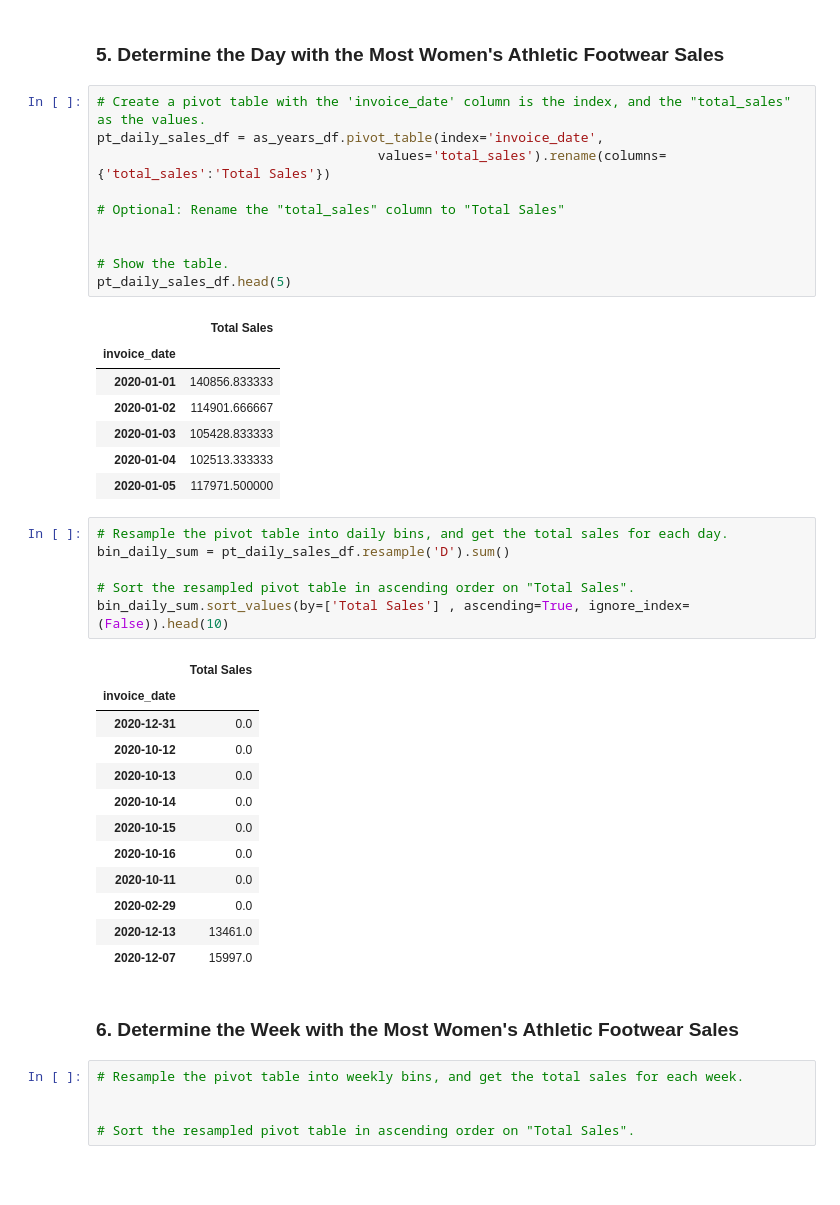
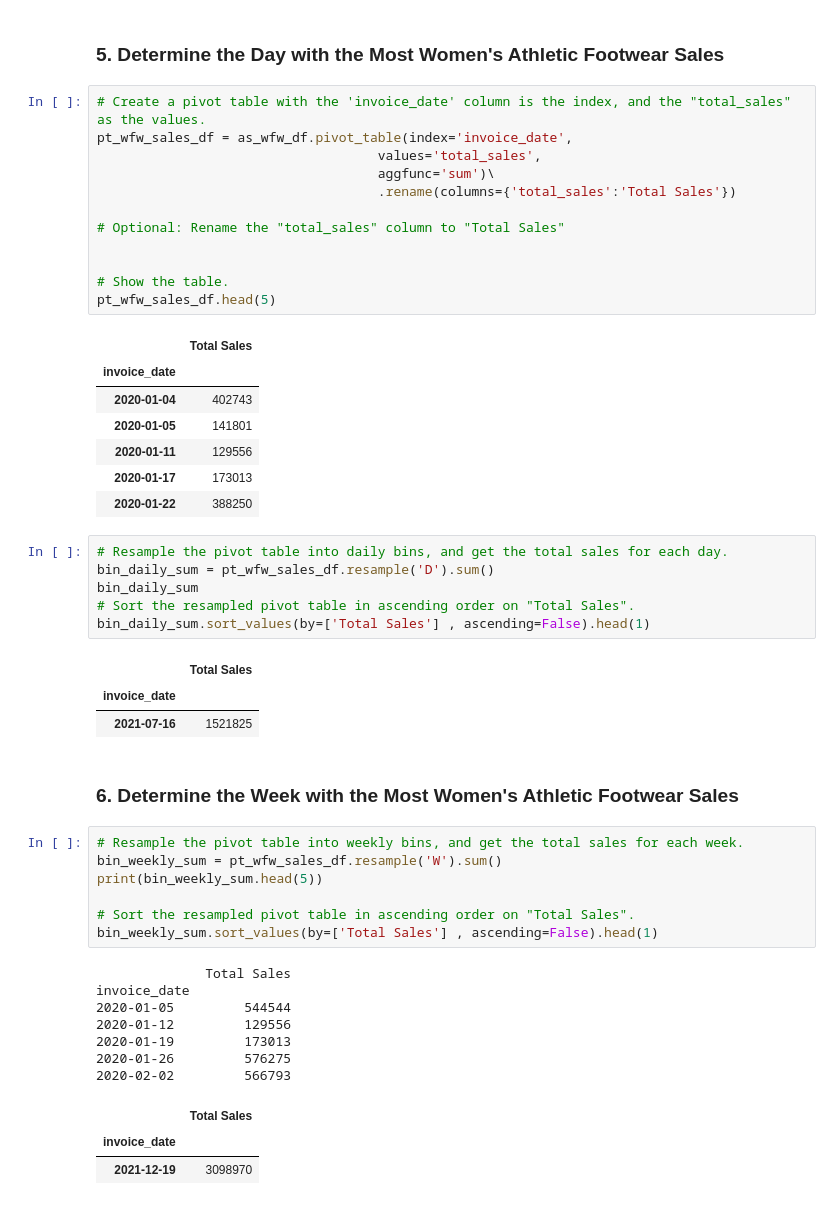
Before and after one commit to ehxewri/athletic_sales_analysis, a Jupyter notebook: athletic_sales_analysis_starter_code.ipynb, the cells around one changed output. Drawn from its saved outputs; the diff is of its cells as text; blank space fills up the shorter version.

```diff
--- a/athletic_sales_analysis_starter_code.ipynb
+++ b/athletic_sales_analysis_starter_code.ipynb
@@ -359,45 +363,51 @@ Sports Direct     South          Texas        Dallas                        8790
 ### 5. Determine the Day with the Most Women's Athletic Footwear Sales
 # %%
 # Create a pivot table with the 'invoice_date' column is the index, and the "total_sales" as the values.
-pt_daily_sales_df = as_years_df.pivot_table(index='invoice_date',
-                                    values='total_sales').rename(columns={'total_sales':'Total Sales'})
+pt_wfw_sales_df = as_wfw_df.pivot_table(index='invoice_date',
+                                    values='total_sales',
+                                    aggfunc='sum')\
+                                    .rename(columns={'total_sales':'Total Sales'})
 
 # Optional: Rename the "total_sales" column to "Total Sales"
 
 
 # Show the table.
-pt_daily_sales_df.head(5)
+pt_wfw_sales_df.head(5)
 # %% [output]
 |  | Total Sales |
 | invoice_date |  |
-| 2020-01-01 | 140856.833333 |
-| 2020-01-02 | 114901.666667 |
-| 2020-01-03 | 105428.833333 |
-| 2020-01-04 | 102513.333333 |
-| 2020-01-05 | 117971.500000 |
+| 2020-01-04 | 402743 |
+| 2020-01-05 | 141801 |
+| 2020-01-11 | 129556 |
+| 2020-01-17 | 173013 |
+| 2020-01-22 | 388250 |
 # %%
 # Resample the pivot table into daily bins, and get the total sales for each day.
-bin_daily_sum = pt_daily_sales_df.resample('D').sum()
-
+bin_daily_sum = pt_wfw_sales_df.resample('D').sum()
+bin_daily_sum
 # Sort the resampled pivot table in ascending order on "Total Sales".
-bin_daily_sum.sort_values(by=['Total Sales'] , ascending=True, ignore_index=(False)).head(10)
+bin_daily_sum.sort_values(by=['Total Sales'] , ascending=False).head(1)
 # %% [output]
 |  | Total Sales |
 | invoice_date |  |
-| 2020-12-31 | 0.0 |
-| 2020-10-12 | 0.0 |
-| 2020-10-13 | 0.0 |
-| 2020-10-14 | 0.0 |
-| 2020-10-15 | 0.0 |
-| 2020-10-16 | 0.0 |
-| 2020-10-11 | 0.0 |
-| 2020-02-29 | 0.0 |
-| 2020-12-13 | 13461.0 |
-| 2020-12-07 | 15997.0 |
+| 2021-07-16 | 1521825 |
 # %% [markdown]
 ### 6.  Determine the Week with the Most Women's Athletic Footwear Sales
 # %%
 # Resample the pivot table into weekly bins, and get the total sales for each week.
-
+bin_weekly_sum = pt_wfw_sales_df.resample('W').sum()
+print(bin_weekly_sum.head(5))
 
 # Sort the resampled pivot table in ascending order on "Total Sales".
+bin_weekly_sum.sort_values(by=['Total Sales'] , ascending=False).head(1)
+# %% [output]
+              Total Sales
+invoice_date
+2020-01-05         544544
+2020-01-12         129556
+2020-01-19         173013
+2020-01-26         576275
+2020-02-02         566793
+|  | Total Sales |
+| invoice_date |  |
+| 2021-12-19 | 3098970 |
```
Also changed, not shown: parts of 2 cells of this notebook.
